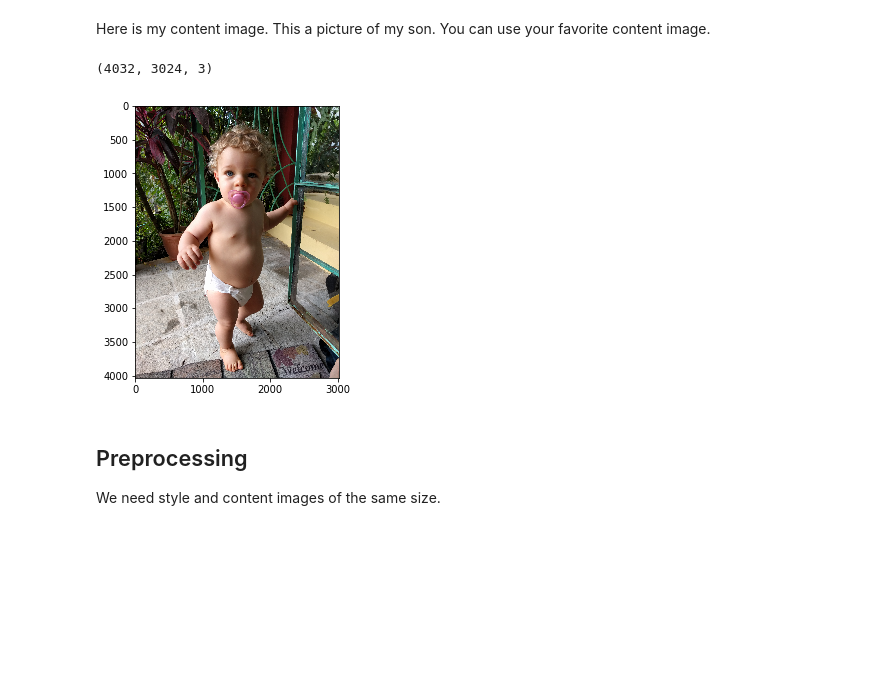
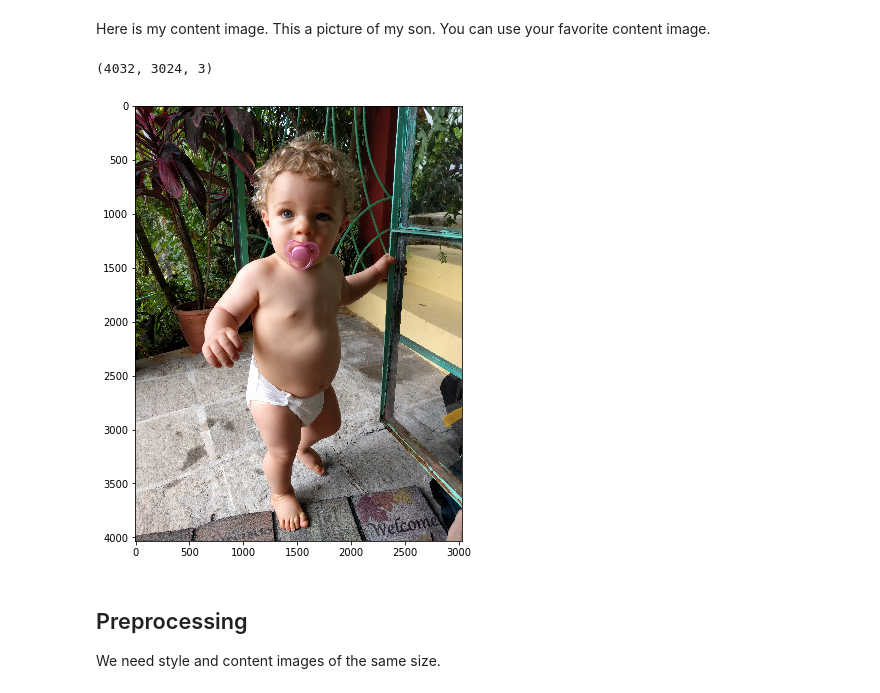
Before and after one commit to yanneta/deep-learning-with-pytorch, a Jupyter notebook: lesson8.ipynb, the cells around one changed output. Cells and saved outputs as stored; diff of their text form; code cells hidden in the pictures; blank space fills up the shorter version.

```diff
--- a/lesson8.ipynb
+++ b/lesson8.ipynb
@@ -49,12 +49,12 @@ Here is my content image. This a picture of my son. You can use your favorite co
 # %%
 path2 = PATH/"ari.jpg"
 im2 = read_image(path2)
-fig2 = plt.figure(figsize = (5,5))
+fig2 = plt.figure(figsize = (8,8))
 plt.imshow(im2)
 im2.shape
 # %% [output]
 (4032, 3024, 3)
-[figure, old version]
+[figure, new version]
 # %% [markdown]
 ## Preprocessing
 We need style and content images of the same size.
```
Also changed, not shown: parts of 11 cells of this notebook.
